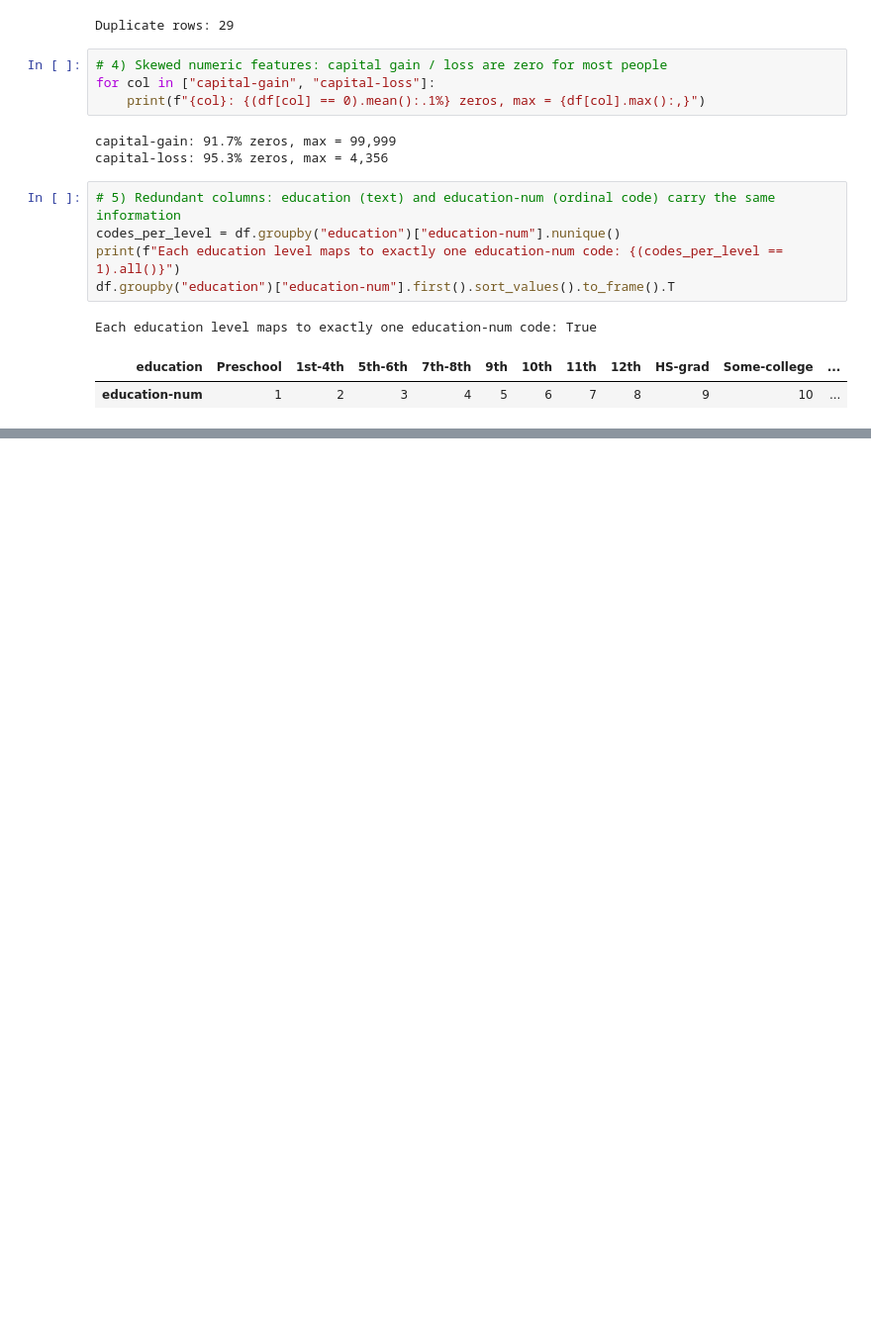
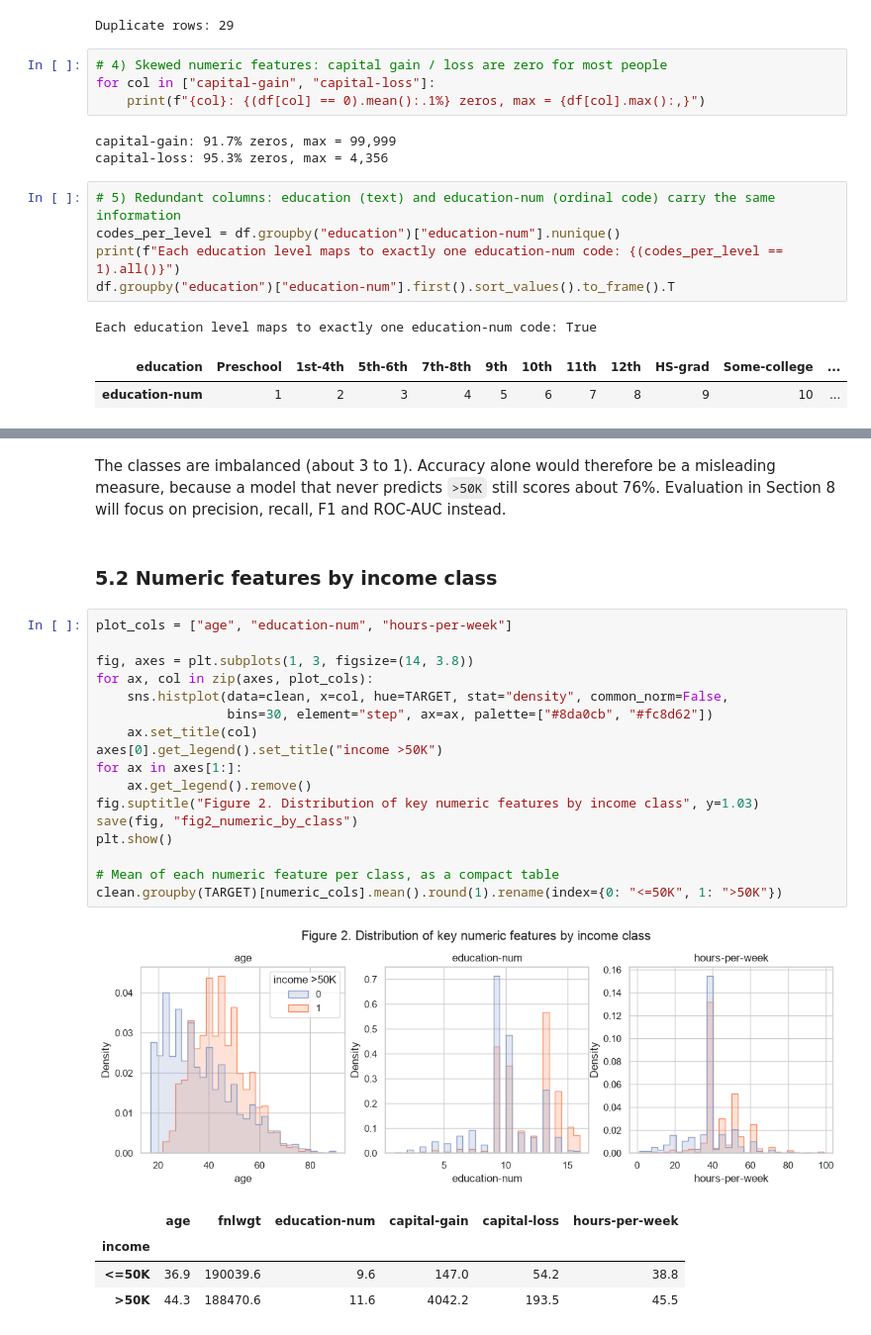
Before and after one commit to alexander-kuzmin-us/MachineLearningFoundations, a Jupyter notebook: modeling.ipynb, the cells around one changed output, grey strips where cells are left out. Shown at 99% size. Drawn from its saved outputs; the diff is of its cells as text; blank space fills up the shorter version.

```diff
--- a/modeling.ipynb
+++ b/modeling.ipynb
@@ -155,0 +217,27 @@ Each education level maps to exactly one education-num code: True
+# %% [markdown]
+The classes are imbalanced (about 3 to 1). Accuracy alone would therefore be a misleading measure, because a model that never predicts `>50K` still scores about 76%. Evaluation in Section 8 will focus on precision, recall, F1 and ROC-AUC instead.
+# %% [markdown]
+### 5.2 Numeric features by income class
+# %%
+plot_cols = ["age", "education-num", "hours-per-week"]
+
+fig, axes = plt.subplots(1, 3, figsize=(14, 3.8))
+for ax, col in zip(axes, plot_cols):
+    sns.histplot(data=clean, x=col, hue=TARGET, stat="density", common_norm=False,
+                 bins=30, element="step", ax=ax, palette=["#8da0cb", "#fc8d62"])
+    ax.set_title(col)
+axes[0].get_legend().set_title("income >50K")
+for ax in axes[1:]:
+    ax.get_legend().remove()
+fig.suptitle("Figure 2. Distribution of key numeric features by income class", y=1.03)
+save(fig, "fig2_numeric_by_class")
+plt.show()
+
+# Mean of each numeric feature per class, as a compact table
+clean.groupby(TARGET)[numeric_cols].mean().round(1).rename(index={0: "<=50K", 1: ">50K"})
+# %% [output]
+[figure, added]
+|  | age | fnlwgt | education-num | capital-gain | capital-loss | hours-per-week |
+| income |  |  |  |  |  |  |
+| <=50K | 36.9 | 190039.6 | 9.6 | 147.0 | 54.2 | 38.8 |
+| >50K | 44.3 | 188470.6 | 11.6 | 4042.2 | 193.5 | 45.5 |
```
Also changed, not shown: parts of 25 cells of this notebook, 6 other files.
